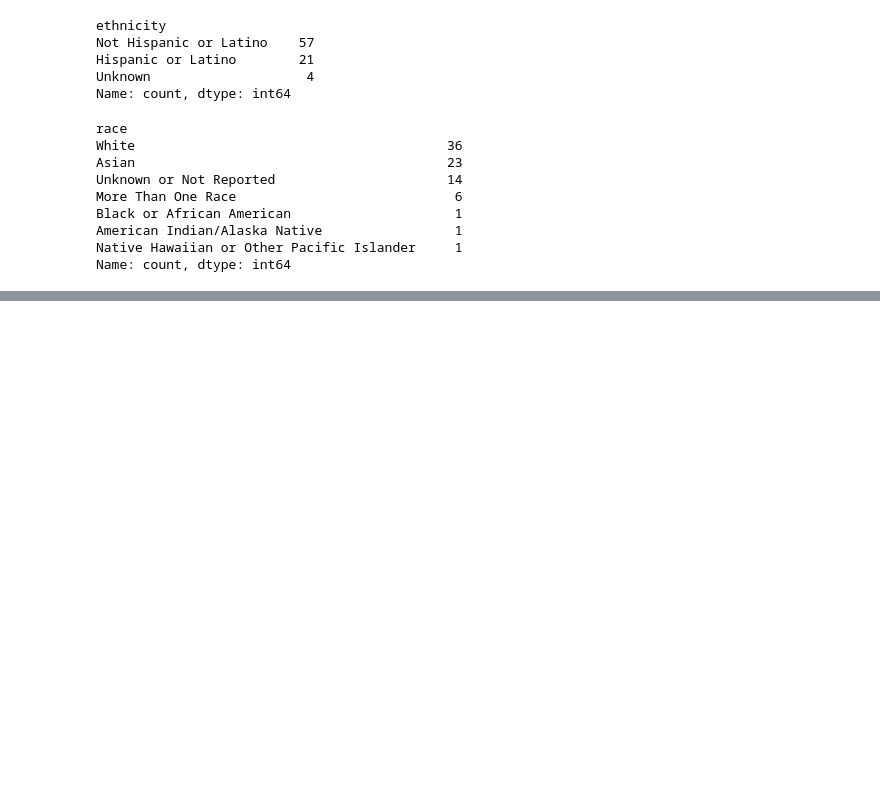
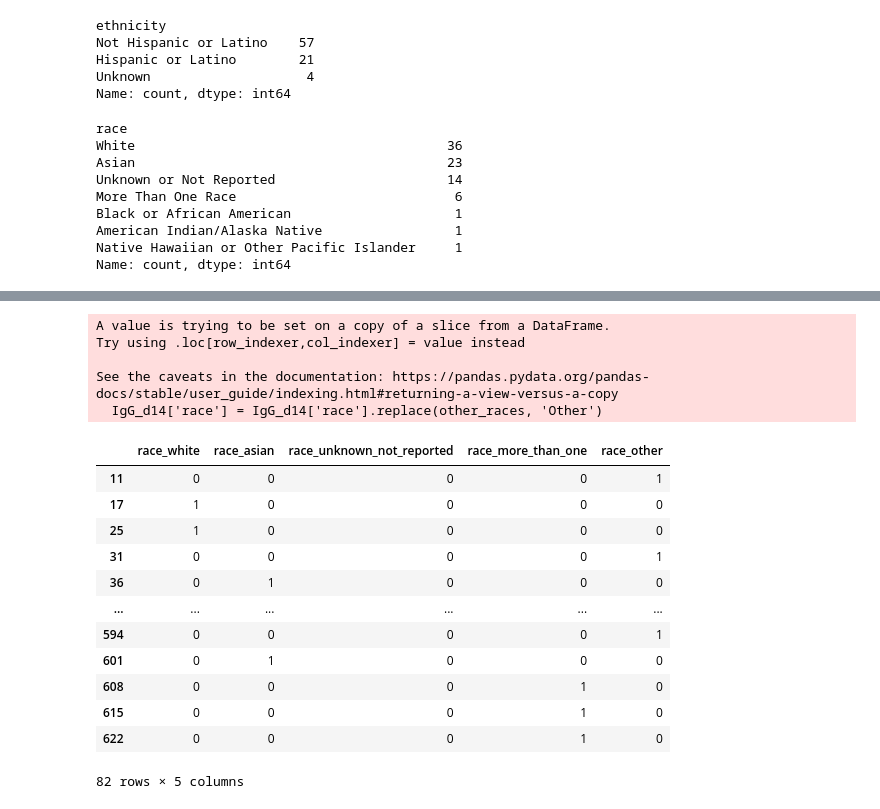
Before and after one commit to brianrqian/DSE260A-Immune-Response, a Jupyter notebook: CMI-javi.ipynb, the cells around one changed output, grey strips where cells are left out. Cells and saved outputs as stored; diff of their text form; code cells hidden in the pictures; blank space fills up the shorter version.

```diff
--- a/CMI-javi.ipynb
+++ b/CMI-javi.ipynb
@@ -161,3 +152,5 @@ infancy_vac
 wP    43
 aP    39
 Name: count, dtype: int64
+# %%
+IgG_d14['infancy_vac_wp'] = IgG_d14['infancy_vac'].replace({'wP': 1, 'aP': 0})
@@ -165,0 +189,2 @@ I will do a binary of aP/wP. It sounds like the scientific community expects wP
+# %%
+IgG_d14['biological_sex_male'] = IgG_d14['biological_sex'].replace({'Male': 1, 'Female': 0})
@@ -187,0 +221,2 @@ This is a weird one for me. I thought about not including racial demographics es
+# %%
+IgG_d14['ethnicity_latino'] = IgG_d14['ethnicity'].apply(lambda x: 1 if x == 'Hispanic or Latino' else 0)
@@ -187,0 +229,31 @@ This is a weird one for me. I thought about not including racial demographics es
+# %%
+other_races = ['Black or African American', 'American Indian/Alaska Native',
+               'Native Hawaiian or Other Pacific Islander']
+IgG_d14['race'] = IgG_d14['race'].replace(other_races, 'Other')
+IgG_d14_encoded = pd.get_dummies(IgG_d14['race'], prefix='race')
+IgG_d14_encoded.columns = ['race_white', 'race_asian', 'race_unknown_not_reported',
+                      'race_more_than_one', 'race_other']
+IgG_d14_encoded = IgG_d14_encoded.astype(int)
+IgG_d14 = IgG_d14.join(IgG_d14_encoded)
+# %% [output]
+A value is trying to be set on a copy of a slice from a DataFrame.
+Try using .loc[row_indexer,col_indexer] = value instead
+
+See the caveats in the documentation: https://pandas.pydata.org/pandas-docs/stable/user_guide/indexing.html#returning-a-view-versus-a-copy
+  IgG_d14['race'] = IgG_d14['race'].replace(other_races, 'Other')
+# %%
+IgG_d14_encoded
+# %% [output]
+|  | race_white | race_asian | race_unknown_not_reported | race_more_than_one | race_other |
+| 11 | 0 | 0 | 0 | 0 | 1 |
+| 17 | 1 | 0 | 0 | 0 | 0 |
+| 25 | 1 | 0 | 0 | 0 | 0 |
+| 31 | 0 | 0 | 0 | 0 | 1 |
+| 36 | 0 | 1 | 0 | 0 | 0 |
+| ... | ... | ... | ... | ... | ... |
+| 594 | 0 | 0 | 0 | 0 | 1 |
+| 601 | 0 | 1 | 0 | 0 | 0 |
+| 608 | 0 | 0 | 0 | 1 | 0 |
+| 615 | 0 | 0 | 0 | 1 | 0 |
+| 622 | 0 | 0 | 0 | 1 | 0 |
+82 rows × 5 columns
```
Also changed, not shown: parts of 16 cells of this notebook.
